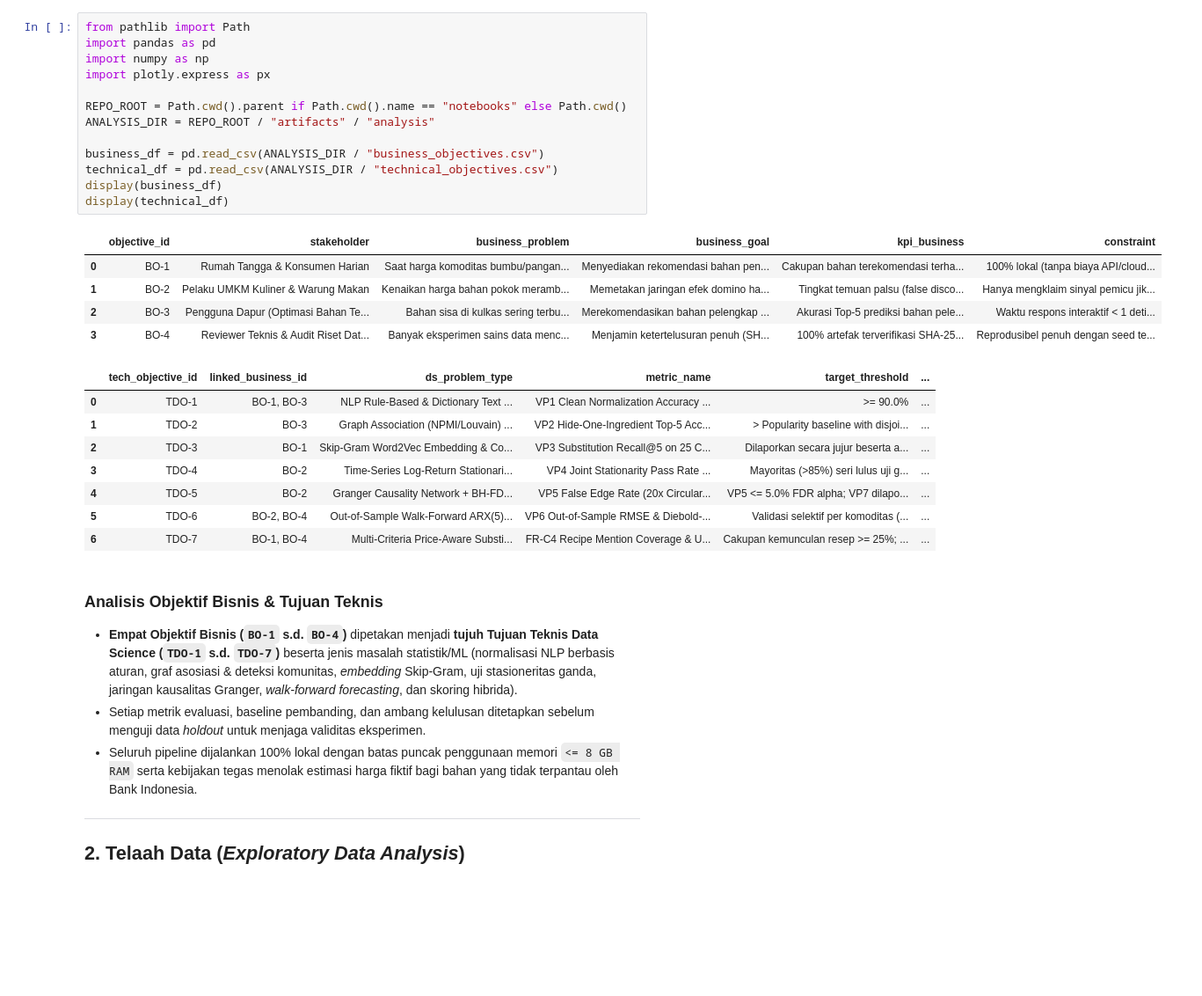
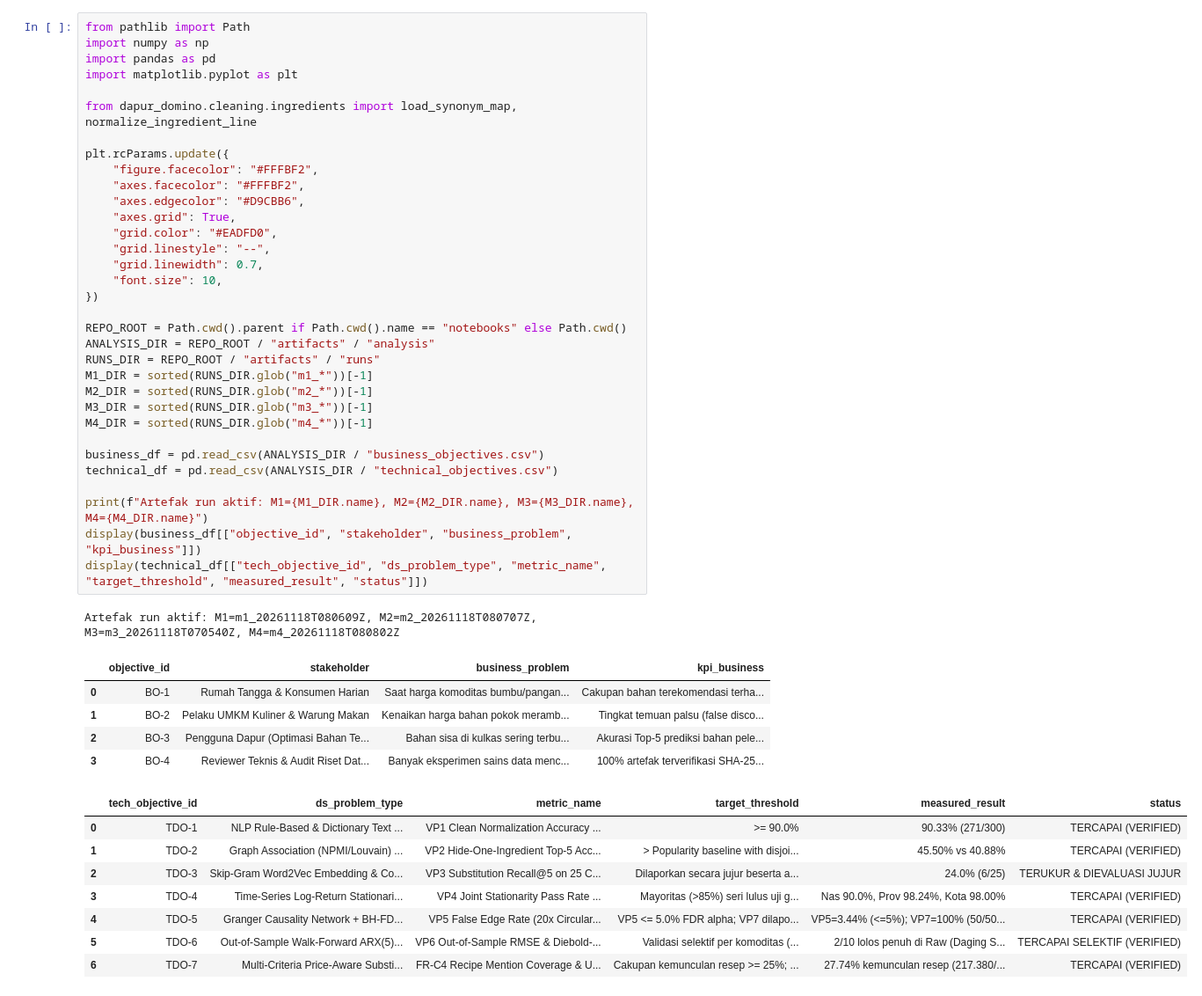
Before and after one commit to noorafaelhakimfaudka-droid/dapur-domino, a Jupyter notebook: notebooks/01_eda_dan_pemodelan_dapur_domino.ipynb, the cells around one changed output. Shown at 88% size. Cells and saved outputs as stored; diff of their text form; blank space fills up the shorter version.

Commit message:
Polish EDA & modeling notebook with 7-stage narrative, live cleaning demo, and embedded charts

```diff
--- a/notebooks/01_eda_dan_pemodelan_dapur_domino.ipynb
+++ b/notebooks/01_eda_dan_pemodelan_dapur_domino.ipynb
@@ -9,35 +21,48 @@ Notebook ini mendokumentasikan alur lengkap eksperimen *Data Science* secara end
 # %%
 from pathlib import Path
+import numpy as np
 import pandas as pd
-import numpy as np
-import plotly.express as px
+import matplotlib.pyplot as plt
+
+from dapur_domino.cleaning.ingredients import load_synonym_map, normalize_ingredient_line
+
+plt.rcParams.update({
+    "figure.facecolor": "#FFFBF2",
+    "axes.facecolor": "#FFFBF2",
+    "axes.edgecolor": "#D9CBB6",
+    "axes.grid": True,
+    "grid.color": "#EADFD0",
+    "grid.linestyle": "--",
+    "grid.linewidth": 0.7,
+    "font.size": 10,
+})
 
 REPO_ROOT = Path.cwd().parent if Path.cwd().name == "notebooks" else Path.cwd()
 ANALYSIS_DIR = REPO_ROOT / "artifacts" / "analysis"
+RUNS_DIR = REPO_ROOT / "artifacts" / "runs"
+M1_DIR = sorted(RUNS_DIR.glob("m1_*"))[-1]
+M2_DIR = sorted(RUNS_DIR.glob("m2_*"))[-1]
+M3_DIR = sorted(RUNS_DIR.glob("m3_*"))[-1]
+M4_DIR = sorted(RUNS_DIR.glob("m4_*"))[-1]
 
 business_df = pd.read_csv(ANALYSIS_DIR / "business_objectives.csv")
 technical_df = pd.read_csv(ANALYSIS_DIR / "technical_objectives.csv")
-display(business_df)
-display(technical_df)
+
+print(f"Artefak run aktif: M1={M1_DIR.name}, M2={M2_DIR.name}, M3={M3_DIR.name}, M4={M4_DIR.name}")
+display(business_df[["objective_id", "stakeholder", "business_problem", "kpi_business"]])
+display(technical_df[["tech_objective_id", "ds_problem_type", "metric_name", "target_threshold", "measured_result", "status"]])
 # %% [output]
+Artefak run aktif: M1=m1_20261118T080609Z, M2=m2_20261118T080707Z, M3=m3_20261118T070540Z, M4=m4_20261118T080802Z
-|  | objective_id | stakeholder | business_problem | business_goal | kpi_business | constraint |
-| 0 | BO-1 | Rumah Tangga & Konsumen Harian | Saat harga komoditas bumbu/pangan... | Menyediakan rekomendasi bahan pen... | Cakupan bahan terekomendasi terha... | 100% lokal (tanpa biaya API/cloud... |
-| 1 | BO-2 | Pelaku UMKM Kuliner & Warung Makan | Kenaikan harga bahan pokok meramb... | Memetakan jaringan efek domino ha... | Tingkat temuan palsu (false disco... | Hanya mengklaim sinyal pemicu jik... |
-| 2 | BO-3 | Pengguna Dapur (Optimasi Bahan Te... | Bahan sisa di kulkas sering terbu... | Merekomendasikan bahan pelengkap ... | Akurasi Top-5 prediksi bahan pele... | Waktu respons interaktif < 1 deti... |
-| 3 | BO-4 | Reviewer Teknis & Audit Riset Dat... | Banyak eksperimen sains data menc... | Menjamin ketertelusuran penuh (SH... | 100% artefak terverifikasi SHA-25... | Reprodusibel penuh dengan seed te... |
+|  | objective_id | stakeholder | business_problem | kpi_business |
+| 0 | BO-1 | Rumah Tangga & Konsumen Harian | Saat harga komoditas bumbu/pangan... | Cakupan bahan terekomendasi terha... |
+| 1 | BO-2 | Pelaku UMKM Kuliner & Warung Makan | Kenaikan harga bahan pokok meramb... | Tingkat temuan palsu (false disco... |
+| 2 | BO-3 | Pengguna Dapur (Optimasi Bahan Te... | Bahan sisa di kulkas sering terbu... | Akurasi Top-5 prediksi bahan pele... |
+| 3 | BO-4 | Reviewer Teknis & Audit Riset Dat... | Banyak eksperimen sains data menc... | 100% artefak terverifikasi SHA-25... |
-|  | tech_objective_id | linked_business_id | ds_problem_type | metric_name | target_threshold | ... |
-| 0 | TDO-1 | BO-1, BO-3 | NLP Rule-Based & Dictionary Text ... | VP1 Clean Normalization Accuracy ... | >= 90.0% | ... |
-| 1 | TDO-2 | BO-3 | Graph Association (NPMI/Louvain) ... | VP2 Hide-One-Ingredient Top-5 Acc... | > Popularity baseline with disjoi... | ... |
-| 2 | TDO-3 | BO-1 | Skip-Gram Word2Vec Embedding & Co... | VP3 Substitution Recall@5 on 25 C... | Dilaporkan secara jujur beserta a... | ... |
-| 3 | TDO-4 | BO-2 | Time-Series Log-Return Stationari... | VP4 Joint Stationarity Pass Rate ... | Mayoritas (>85%) seri lulus uji g... | ... |
-| 4 | TDO-5 | BO-2 | Granger Causality Network + BH-FD... | VP5 False Edge Rate (20x Circular... | VP5 <= 5.0% FDR alpha; VP7 dilapo... | ... |
-| 5 | TDO-6 | BO-2, BO-4 | Out-of-Sample Walk-Forward ARX(5)... | VP6 Out-of-Sample RMSE & Diebold-... | Validasi selektif per komoditas (... | ... |
-| 6 | TDO-7 | BO-1, BO-4 | Multi-Criteria Price-Aware Substi... | FR-C4 Recipe Mention Coverage & U... | Cakupan kemunculan resep >= 25%; ... | ... |
+|  | tech_objective_id | ds_problem_type | metric_name | target_threshold | measured_result | status |
+| 0 | TDO-1 | NLP Rule-Based & Dictionary Text ... | VP1 Clean Normalization Accuracy ... | >= 90.0% | 90.33% (271/300) | TERCAPAI (VERIFIED) |
+| 1 | TDO-2 | Graph Association (NPMI/Louvain) ... | VP2 Hide-One-Ingredient Top-5 Acc... | > Popularity baseline with disjoi... | 45.50% vs 40.88% | TERCAPAI (VERIFIED) |
+| 2 | TDO-3 | Skip-Gram Word2Vec Embedding & Co... | VP3 Substitution Recall@5 on 25 C... | Dilaporkan secara jujur beserta a... | 24.0% (6/25) | TERUKUR & DIEVALUASI JUJUR |
+| 3 | TDO-4 | Time-Series Log-Return Stationari... | VP4 Joint Stationarity Pass Rate ... | Mayoritas (>85%) seri lulus uji g... | Nas 90.0%, Prov 98.24%, Kota 98.00% | TERCAPAI (VERIFIED) |
+| 4 | TDO-5 | Granger Causality Network + BH-FD... | VP5 False Edge Rate (20x Circular... | VP5 <= 5.0% FDR alpha; VP7 dilapo... | VP5=3.44% (<=5%); VP7=100% (50/50... | TERCAPAI (VERIFIED) |
+| 5 | TDO-6 | Out-of-Sample Walk-Forward ARX(5)... | VP6 Out-of-Sample RMSE & Diebold-... | Validasi selektif per komoditas (... | 2/10 lolos penuh di Raw (Daging S... | TERCAPAI SELEKTIF (VERIFIED) |
+| 6 | TDO-7 | Multi-Criteria Price-Aware Substi... | FR-C4 Recipe Mention Coverage & U... | Cakupan kemunculan resep >= 25%; ... | 27.74% kemunculan resep (217.380/... | TERCAPAI (VERIFIED) |
-# %% [markdown]
-### Analisis Objektif Bisnis & Tujuan Teknis
-- **Empat Objektif Bisnis (`BO-1` s.d. `BO-4`)** dipetakan menjadi **tujuh Tujuan Teknis Data Science (`TDO-1` s.d. `TDO-7`)** beserta jenis masalah statistik/ML (normalisasi NLP berbasis aturan, graf asosiasi & deteksi komunitas, *embedding* Skip-Gram, uji stasioneritas ganda, jaringan kausalitas Granger, *walk-forward forecasting*, dan skoring hibrida).
-- Setiap metrik evaluasi, baseline pembanding, dan ambang kelulusan ditetapkan sebelum menguji data *holdout* untuk menjaga validitas eksperimen.
-- Seluruh pipeline dijalankan 100% lokal dengan batas puncak penggunaan memori `<= 8 GB RAM` serta kebijakan tegas menolak estimasi harga fiktif bagi bahan yang tidak terpantau oleh Bank Indonesia.
-
----
-## 2. Telaah Data (*Exploratory Data Analysis*)
```
Also changed, not shown: parts of 23 cells of this notebook.
